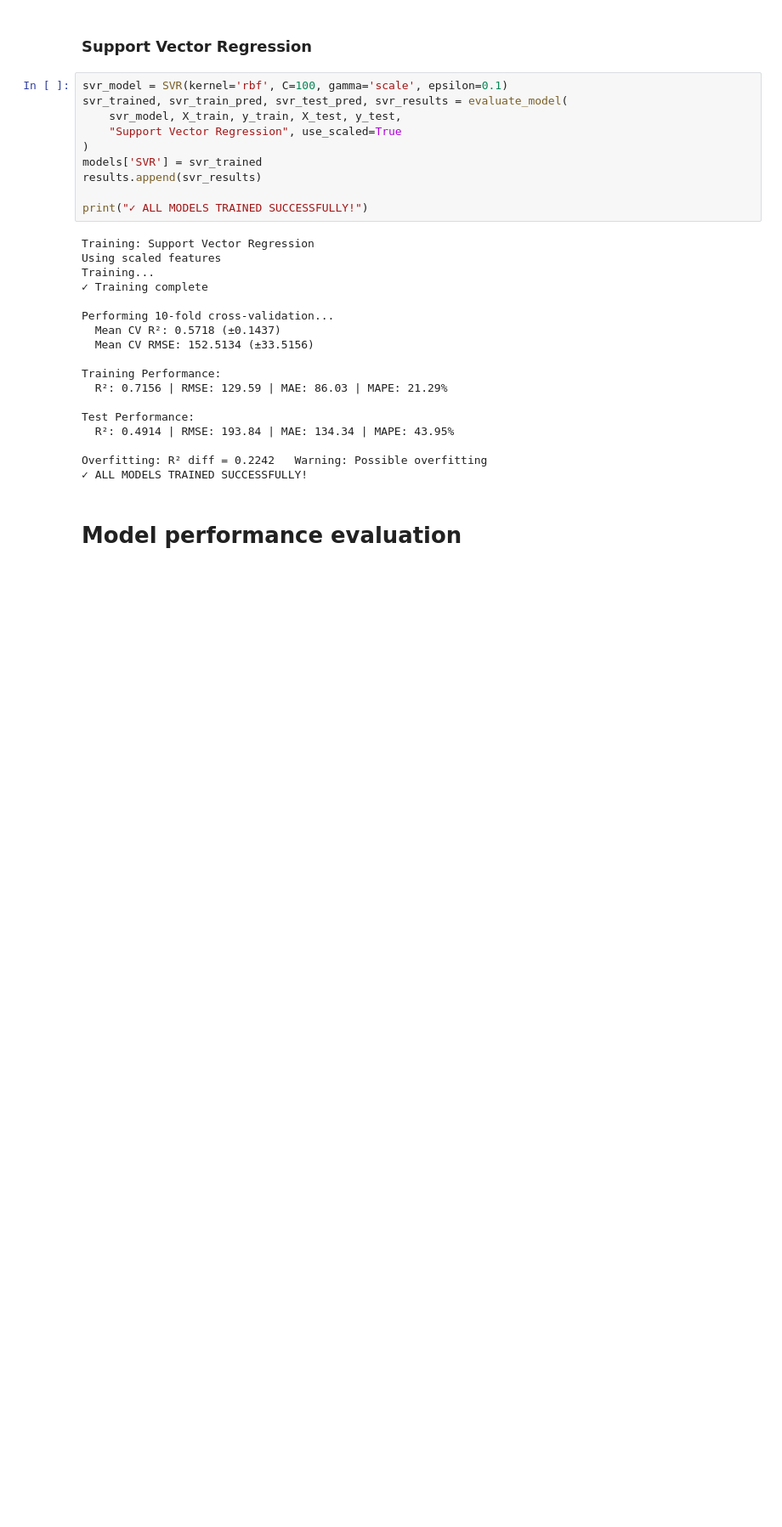
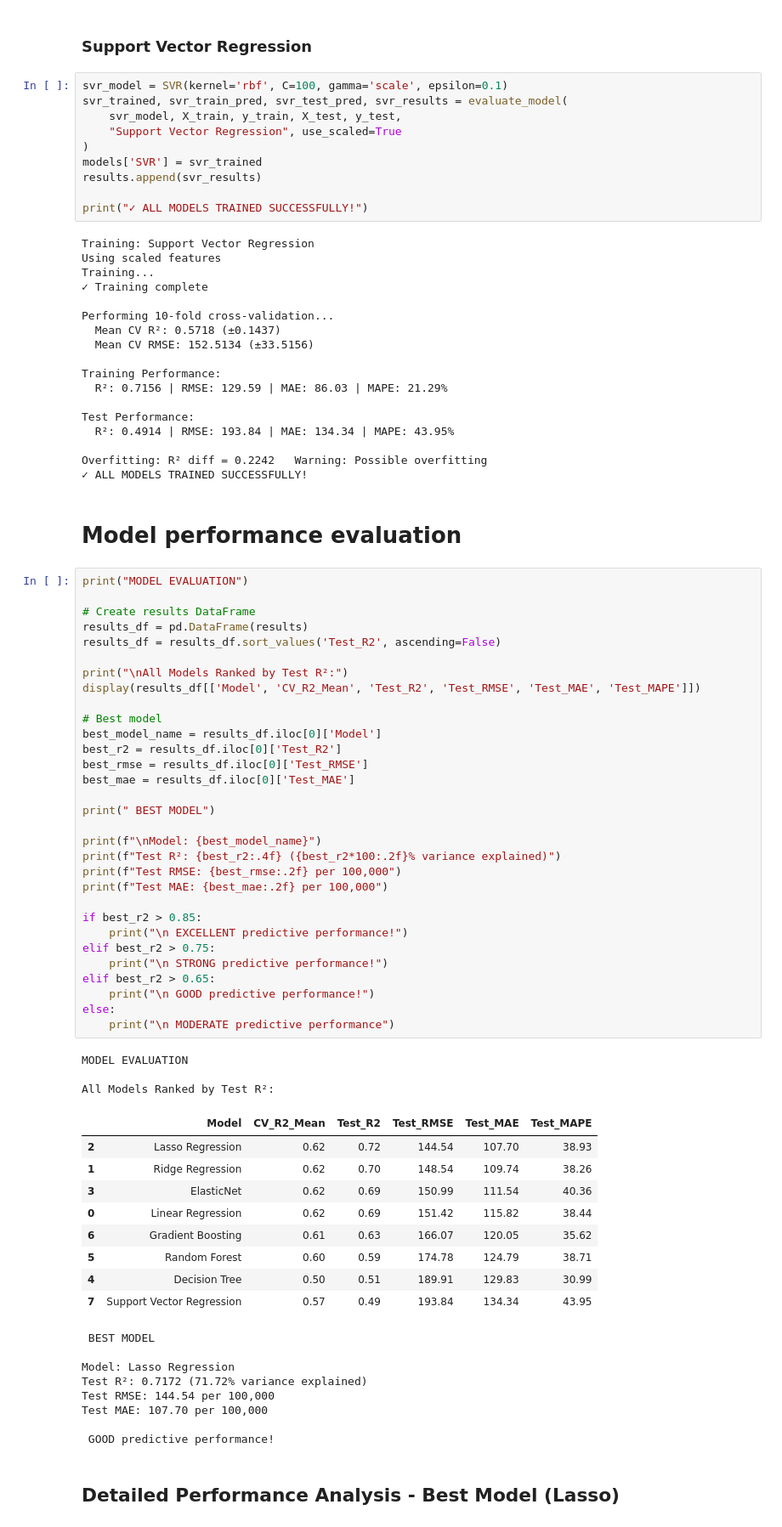
Before and after one commit to IfeakanduBenedict/pediatric-pneumonia-ml-england, a Jupyter notebook: Pediatric_Pneumonia_Analysis.ipynb, the cells around one changed output. Shown at 85% size. Saved outputs shown, nothing was run; the diff lists cells and outputs as text; blank space fills up the shorter version.

```diff
--- a/Pediatric_Pneumonia_Analysis.ipynb
+++ b/Pediatric_Pneumonia_Analysis.ipynb
@@ -1525,3 +1525,57 @@ Overfitting: R² diff = 0.2242   Warning: Possible overfitting
 ✓ ALL MODELS TRAINED SUCCESSFULLY!
 # %% [markdown]
 # **Model performance evaluation**
+# %%
+print("MODEL EVALUATION")
+
+# Create results DataFrame
+results_df = pd.DataFrame(results)
+results_df = results_df.sort_values('Test_R2', ascending=False)
+
+print("\nAll Models Ranked by Test R²:")
+display(results_df[['Model', 'CV_R2_Mean', 'Test_R2', 'Test_RMSE', 'Test_MAE', 'Test_MAPE']])
+
+# Best model
+best_model_name = results_df.iloc[0]['Model']
+best_r2 = results_df.iloc[0]['Test_R2']
+best_rmse = results_df.iloc[0]['Test_RMSE']
+best_mae = results_df.iloc[0]['Test_MAE']
+
+print(" BEST MODEL")
+
+print(f"\nModel: {best_model_name}")
+print(f"Test R²: {best_r2:.4f} ({best_r2*100:.2f}% variance explained)")
+print(f"Test RMSE: {best_rmse:.2f} per 100,000")
+print(f"Test MAE: {best_mae:.2f} per 100,000")
+
+if best_r2 > 0.85:
+    print("\n EXCELLENT predictive performance!")
+elif best_r2 > 0.75:
+    print("\n STRONG predictive performance!")
+elif best_r2 > 0.65:
+    print("\n GOOD predictive performance!")
+else:
+    print("\n MODERATE predictive performance")
+# %% [output]
+MODEL EVALUATION
+
+All Models Ranked by Test R²:
+|  | Model | CV_R2_Mean | Test_R2 | Test_RMSE | Test_MAE | Test_MAPE |
+| 2 | Lasso Regression | 0.62 | 0.72 | 144.54 | 107.70 | 38.93 |
+| 1 | Ridge Regression | 0.62 | 0.70 | 148.54 | 109.74 | 38.26 |
+| 3 | ElasticNet | 0.62 | 0.69 | 150.99 | 111.54 | 40.36 |
+| 0 | Linear Regression | 0.62 | 0.69 | 151.42 | 115.82 | 38.44 |
+| 6 | Gradient Boosting | 0.61 | 0.63 | 166.07 | 120.05 | 35.62 |
+| 5 | Random Forest | 0.60 | 0.59 | 174.78 | 124.79 | 38.71 |
+| 4 | Decision Tree | 0.50 | 0.51 | 189.91 | 129.83 | 30.99 |
+| 7 | Support Vector Regression | 0.57 | 0.49 | 193.84 | 134.34 | 43.95 |
+ BEST MODEL
+
+Model: Lasso Regression
+Test R²: 0.7172 (71.72% variance explained)
+Test RMSE: 144.54 per 100,000
+Test MAE: 107.70 per 100,000
+
+ GOOD predictive performance!
+# %% [markdown]
+## **Detailed Performance Analysis - Best Model (Lasso)**
```
